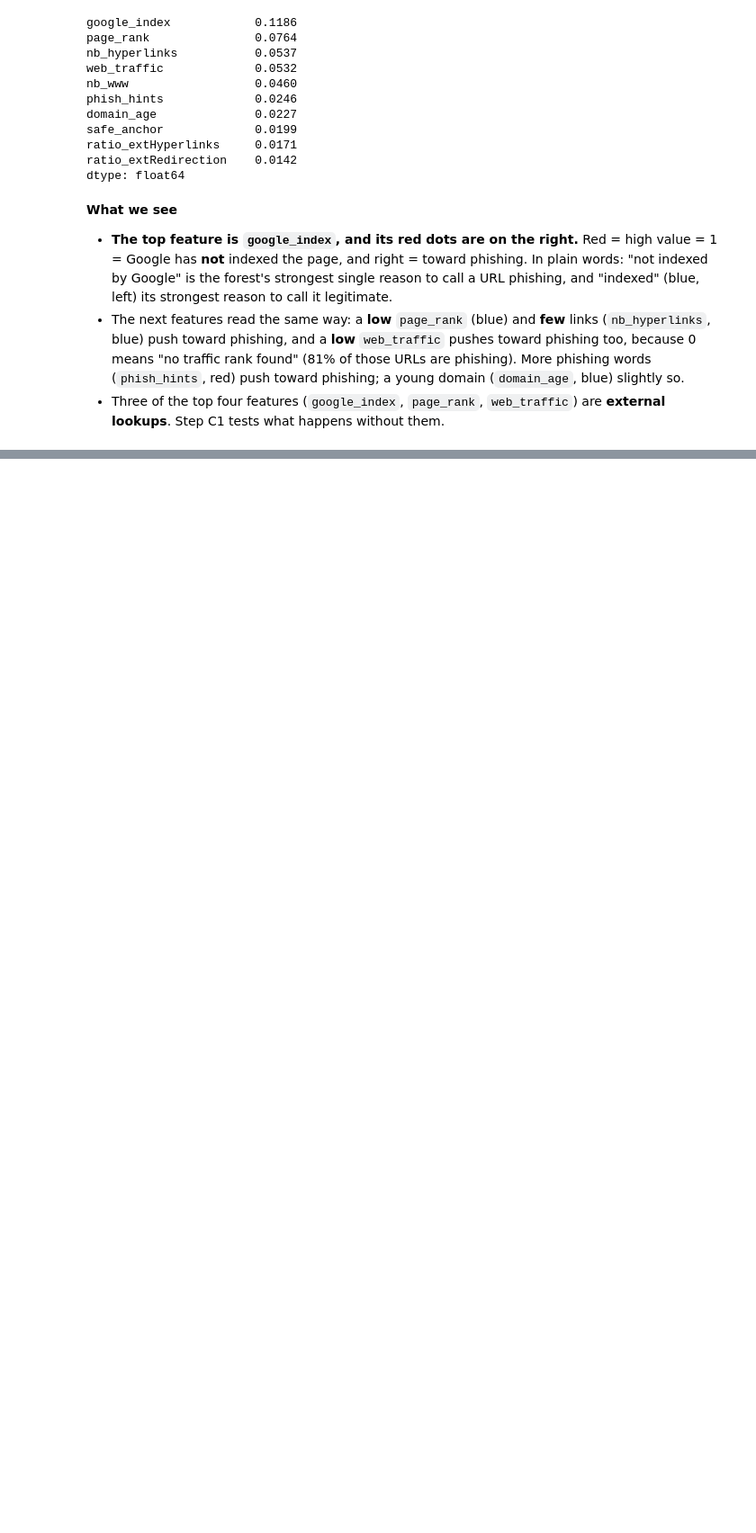
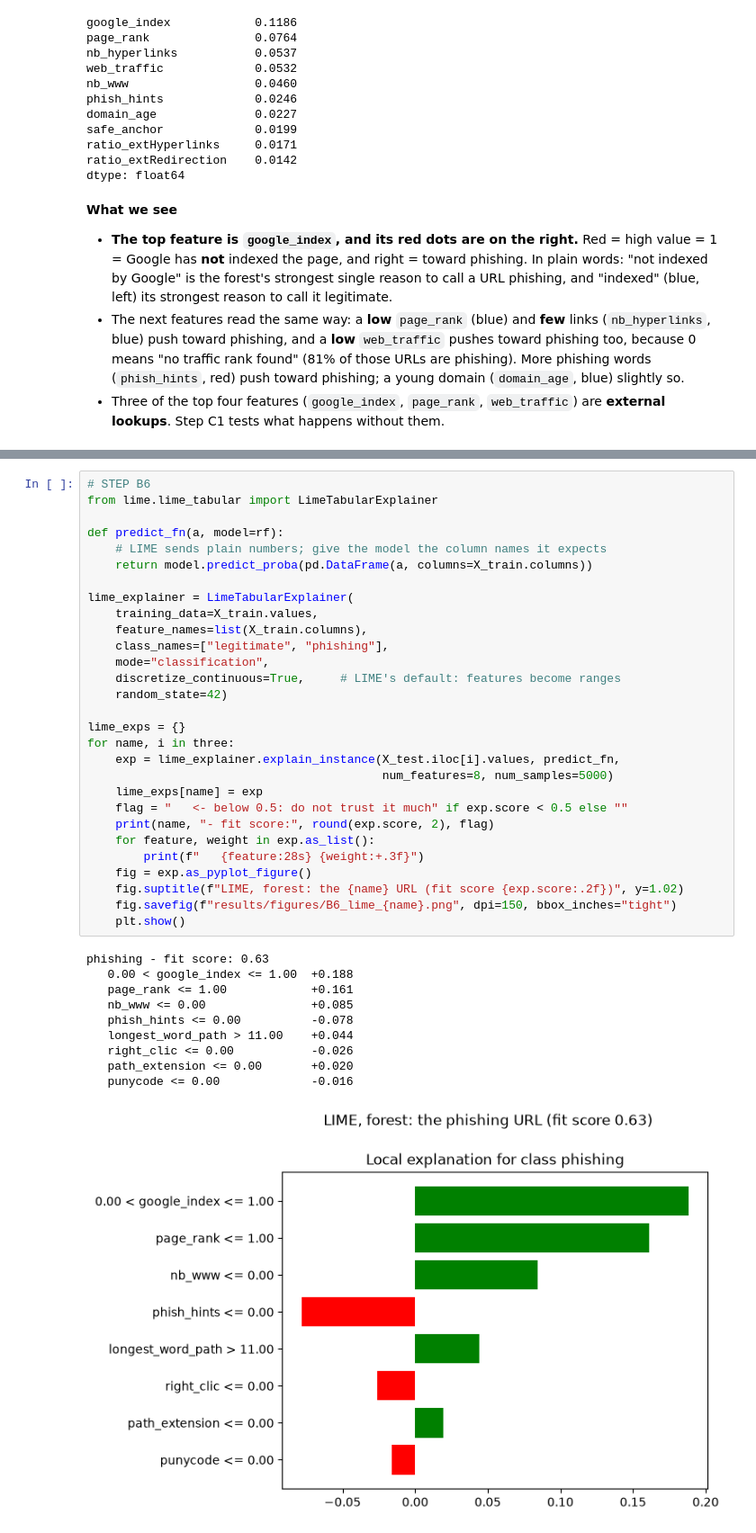
Before and after one commit to steve-nt/AI-for-Cybersecurity-Lab4.1, a Jupyter notebook: parts/10_supervised_forest.ipynb, the cells around one changed output, grey strips where cells are left out. Shown at 90% size. Cells and saved outputs as stored; diff of their text form; blank space fills up the shorter version.

```diff
--- a/parts/10_supervised_forest.ipynb
+++ b/parts/10_supervised_forest.ipynb
@@ -210,0 +295,40 @@ dtype: float64
+# %%
+# STEP B6
+from lime.lime_tabular import LimeTabularExplainer
+
+def predict_fn(a, model=rf):
+    # LIME sends plain numbers; give the model the column names it expects
+    return model.predict_proba(pd.DataFrame(a, columns=X_train.columns))
+
+lime_explainer = LimeTabularExplainer(
+    training_data=X_train.values,
+    feature_names=list(X_train.columns),
+    class_names=["legitimate", "phishing"],
+    mode="classification",
+    discretize_continuous=True,     # LIME's default: features become ranges
+    random_state=42)
+
+lime_exps = {}
+for name, i in three:
+    exp = lime_explainer.explain_instance(X_test.iloc[i].values, predict_fn,
+                                          num_features=8, num_samples=5000)
+    lime_exps[name] = exp
+    flag = "   <- below 0.5: do not trust it much" if exp.score < 0.5 else ""
+    print(name, "- fit score:", round(exp.score, 2), flag)
+    for feature, weight in exp.as_list():
+        print(f"   {feature:28s} {weight:+.3f}")
+    fig = exp.as_pyplot_figure()
+    fig.suptitle(f"LIME, forest: the {name} URL (fit score {exp.score:.2f})", y=1.02)
+    fig.savefig(f"results/figures/B6_lime_{name}.png", dpi=150, bbox_inches="tight")
+    plt.show()
+# %% [output]
+phishing - fit score: 0.63
+   0.00 < google_index <= 1.00  +0.188
+   page_rank <= 1.00            +0.161
+   nb_www <= 0.00               +0.085
+   phish_hints <= 0.00          -0.078
+   longest_word_path > 11.00    +0.044
+   right_clic <= 0.00           -0.026
+   path_extension <= 0.00       +0.020
+   punycode <= 0.00             -0.016
+[figure, added]
```
Also changed, not shown: parts of 9 cells of this notebook, 10 other files.
